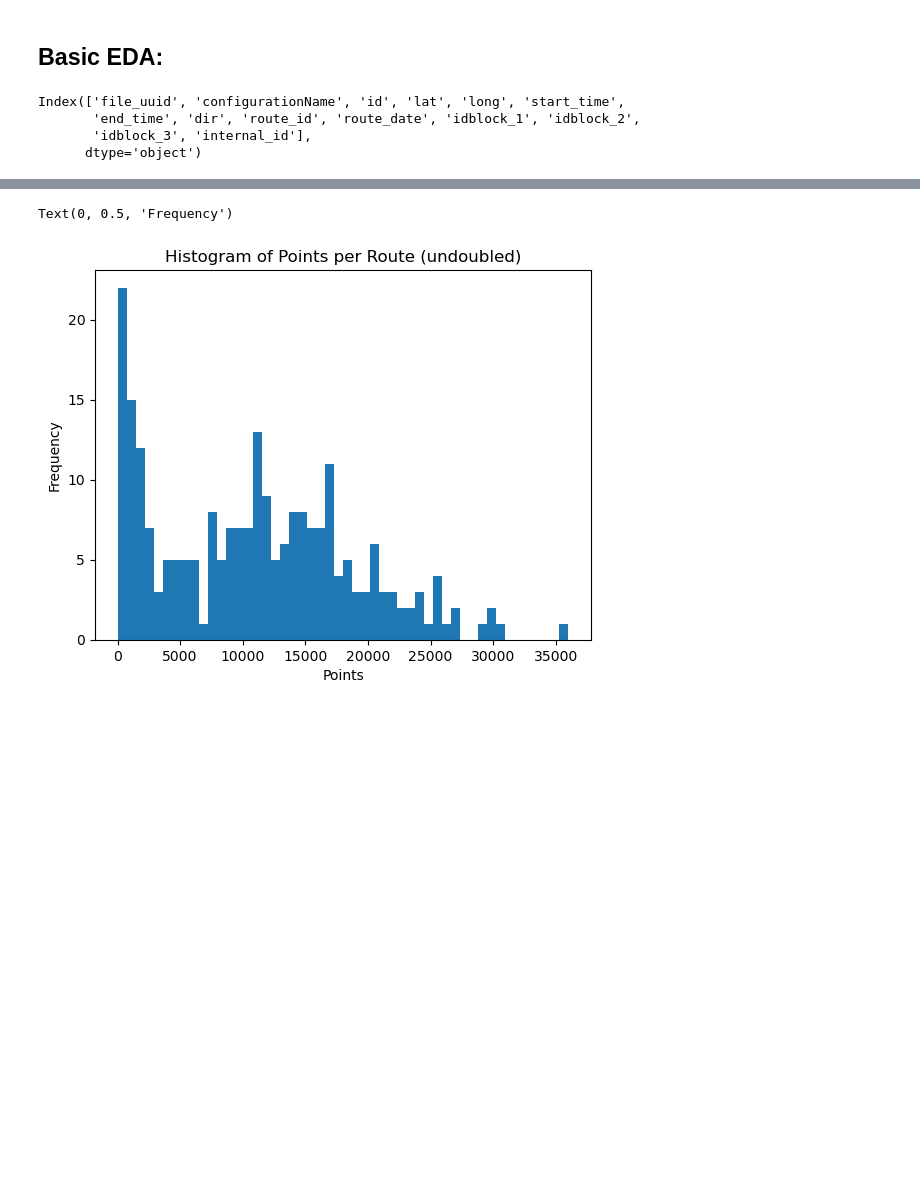
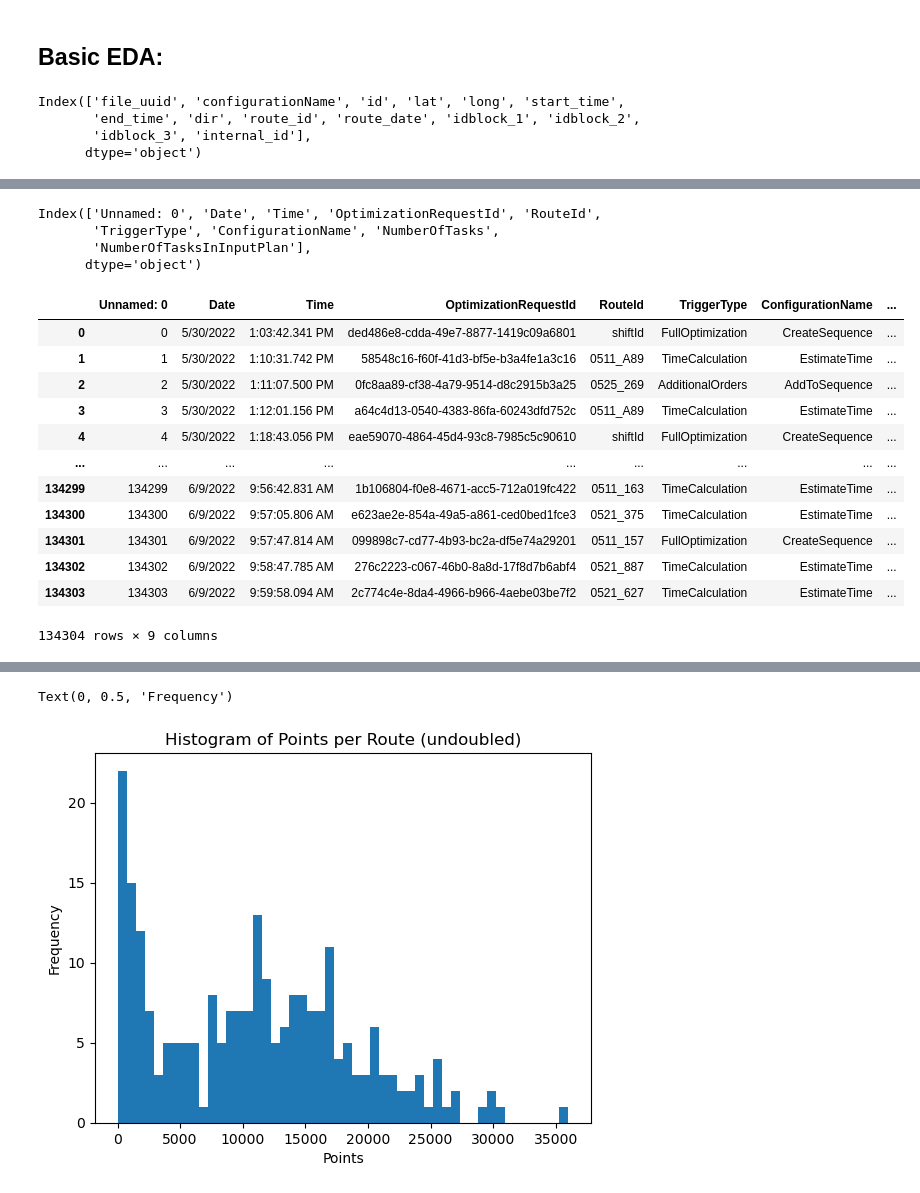
Before and after one commit to Frederic-P/learning-driver-preferences, a Jupyter notebook: notebooks/2 - EDA.ipynb, the cells around one changed output, grey strips where cells are left out. Cells and saved outputs as stored; diff of their text form; code cells hidden in the pictures; blank space fills up the shorter version.

Commit message:
Extracted Excel - started merge with requests.

```diff
--- a/notebooks/2 - EDA.ipynb
+++ b/notebooks/2 - EDA.ipynb
@@ -18,6 +18,7 @@ ITM_DIR = os.path.join(os.getcwd(), '../data/intermediate')
 ## Read parsed data
 # %%
 request_df = pd.read_csv(os.path.join(ITM_DIR, 'requests.csv'))
+server_df = pd.read_csv(os.path.join(ITM_DIR, 'serverlog.csv'))
 # %% [markdown]
 ## Basic EDA:
 # %%
@@ -45,0 +31,23 @@ request_df
+# %%
+server_df.columns
+# %% [output]
+Index(['Unnamed: 0', 'Date', 'Time', 'OptimizationRequestId', 'RouteId',
+       'TriggerType', 'ConfigurationName', 'NumberOfTasks',
+       'NumberOfTasksInInputPlan'],
+      dtype='object')
+# %%
+server_df
+# %% [output]
+|  | Unnamed: 0 | Date | Time | OptimizationRequestId | RouteId | TriggerType | ConfigurationName | ... |
+| 0 | 0 | 5/30/2022 | 1:03:42.341 PM | ded486e8-cdda-49e7-8877-1419c09a6801 | shiftId | FullOptimization | CreateSequence | ... |
+| 1 | 1 | 5/30/2022 | 1:10:31.742 PM | 58548c16-f60f-41d3-bf5e-b3a4fe1a3c16 | 0511_A89 | TimeCalculation | EstimateTime | ... |
+| 2 | 2 | 5/30/2022 | 1:11:07.500 PM | 0fc8aa89-cf38-4a79-9514-d8c2915b3a25 | 0525_269 | AdditionalOrders | AddToSequence | ... |
+| 3 | 3 | 5/30/2022 | 1:12:01.156 PM | a64c4d13-0540-4383-86fa-60243dfd752c | 0511_A89 | TimeCalculation | EstimateTime | ... |
+| 4 | 4 | 5/30/2022 | 1:18:43.056 PM | eae59070-4864-45d4-93c8-7985c5c90610 | shiftId | FullOptimization | CreateSequence | ... |
+| ... | ... | ... | ... | ... | ... | ... | ... | ... |
+| 134299 | 134299 | 6/9/2022 | 9:56:42.831 AM | 1b106804-f0e8-4671-acc5-712a019fc422 | 0511_163 | TimeCalculation | EstimateTime | ... |
+| 134300 | 134300 | 6/9/2022 | 9:57:05.806 AM | e623ae2e-854a-49a5-a861-ced0bed1fce3 | 0521_375 | TimeCalculation | EstimateTime | ... |
+| 134301 | 134301 | 6/9/2022 | 9:57:47.814 AM | 099898c7-cd77-4b93-bc2a-df5e74a29201 | 0511_157 | FullOptimization | CreateSequence | ... |
+| 134302 | 134302 | 6/9/2022 | 9:58:47.785 AM | 276c2223-c067-46b0-8a8d-17f8d7b6abf4 | 0521_887 | TimeCalculation | EstimateTime | ... |
+| 134303 | 134303 | 6/9/2022 | 9:59:58.094 AM | 2c774c4e-8da4-4966-b966-4aebe03be7f2 | 0521_627 | TimeCalculation | EstimateTime | ... |
+134304 rows × 9 columns
```
Also changed, not shown: parts of 3 cells of this notebook, 2 other files.
